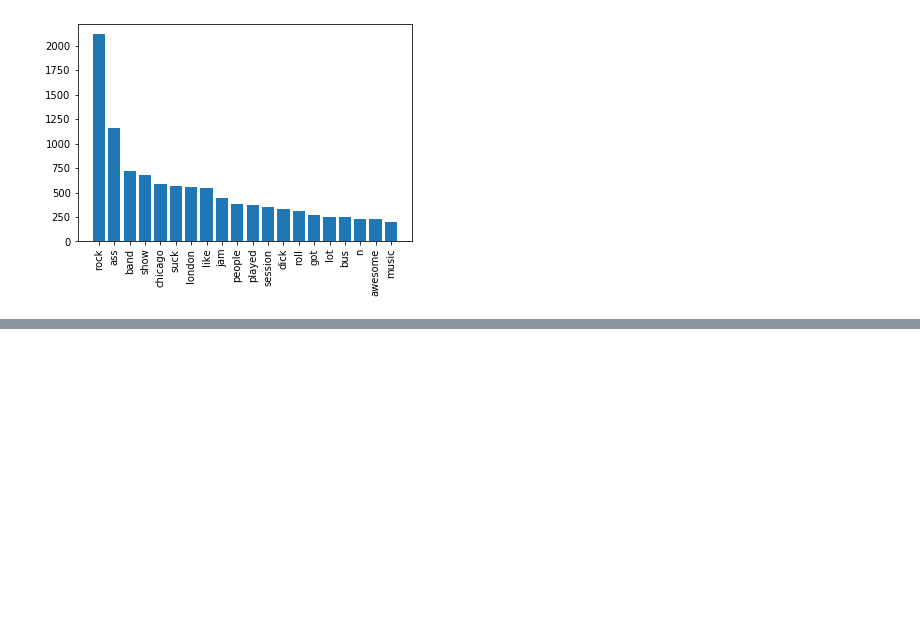
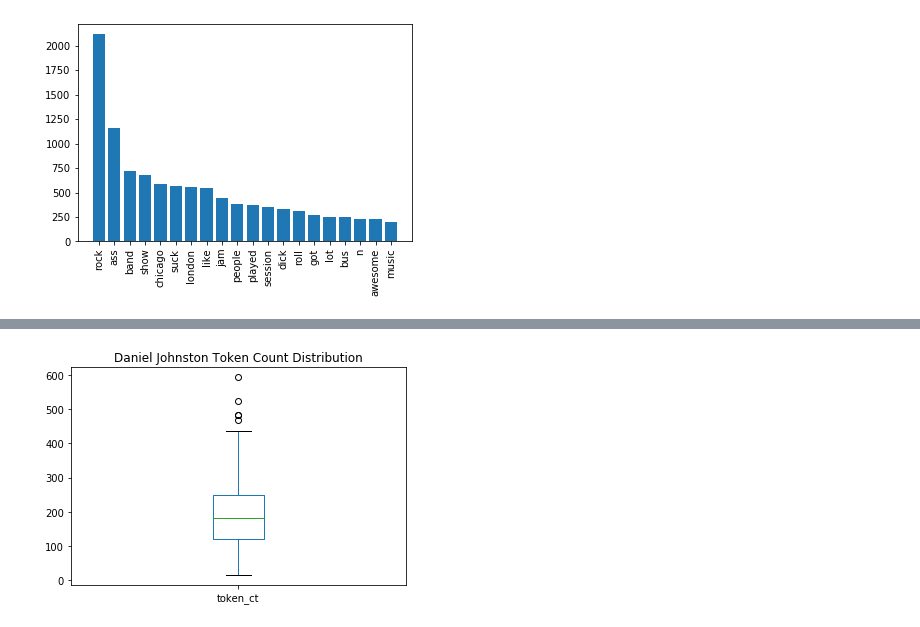
Before and after one commit to Data-Science-for-Linguists-2022/Outsider-Music-Linguistic-Analysis, a Jupyter notebook: scripts_&_analysis/3_data_cleaning_and_exploration.ipynb, the cells around one changed output, grey strips where cells are left out. Saved outputs shown, nothing was run; the diff lists cells and outputs as text; code cells hidden in the pictures; blank space fills up the shorter version.

```diff
--- a/scripts_&_analysis/3_data_cleaning_and_exploration.ipynb
+++ b/scripts_&_analysis/3_data_cleaning_and_exploration.ipynb
@@ -1518,0 +1613,5 @@ This is not surprising.  Willis's most popular words: rock and ass!
+# %%
+danjohn.token_ct.plot(kind = "box", rot=0, title = "Daniel Johnston Token Count Distribution")
+plt.savefig('../images/daniel_johnston_token_count_dist.png')
+# %% [output]
+[figure, added]
```
Also changed, not shown: parts of 30 cells of this notebook.
